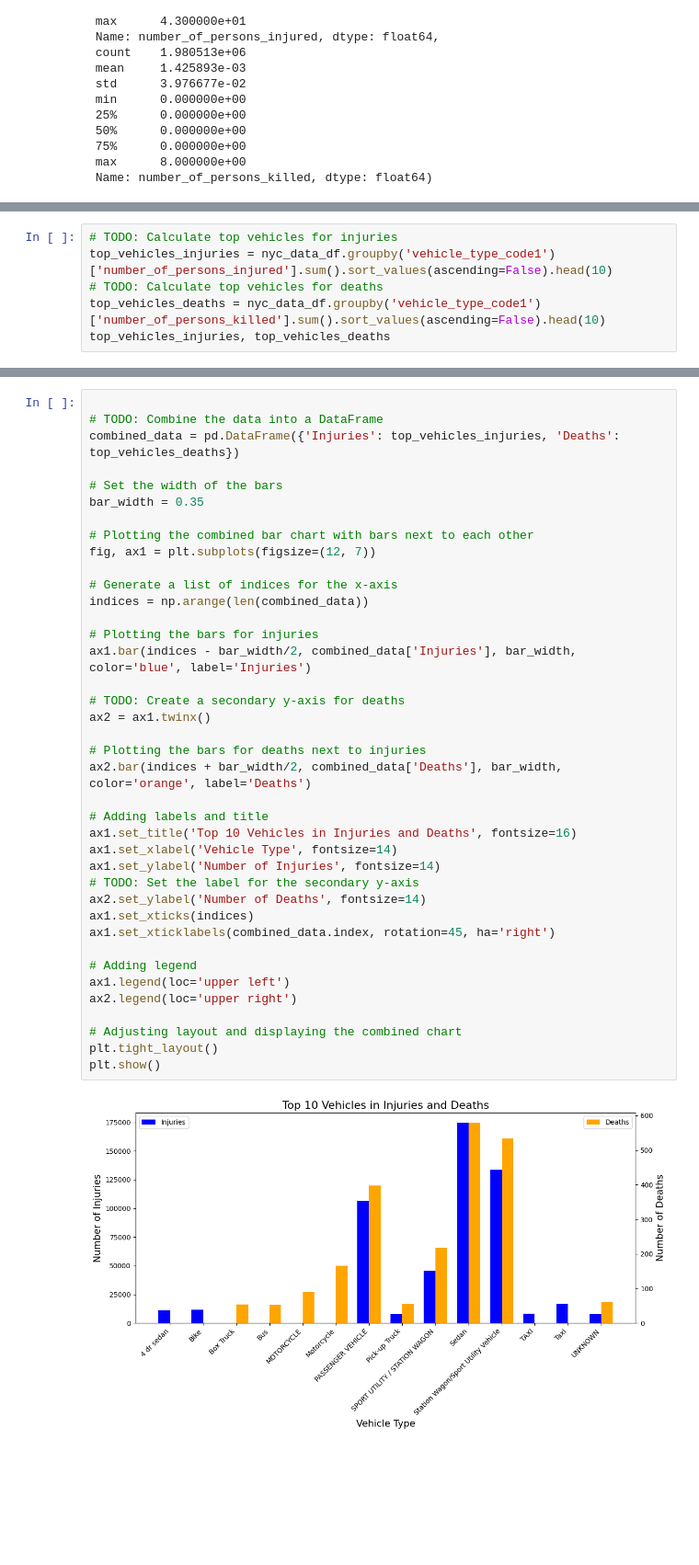
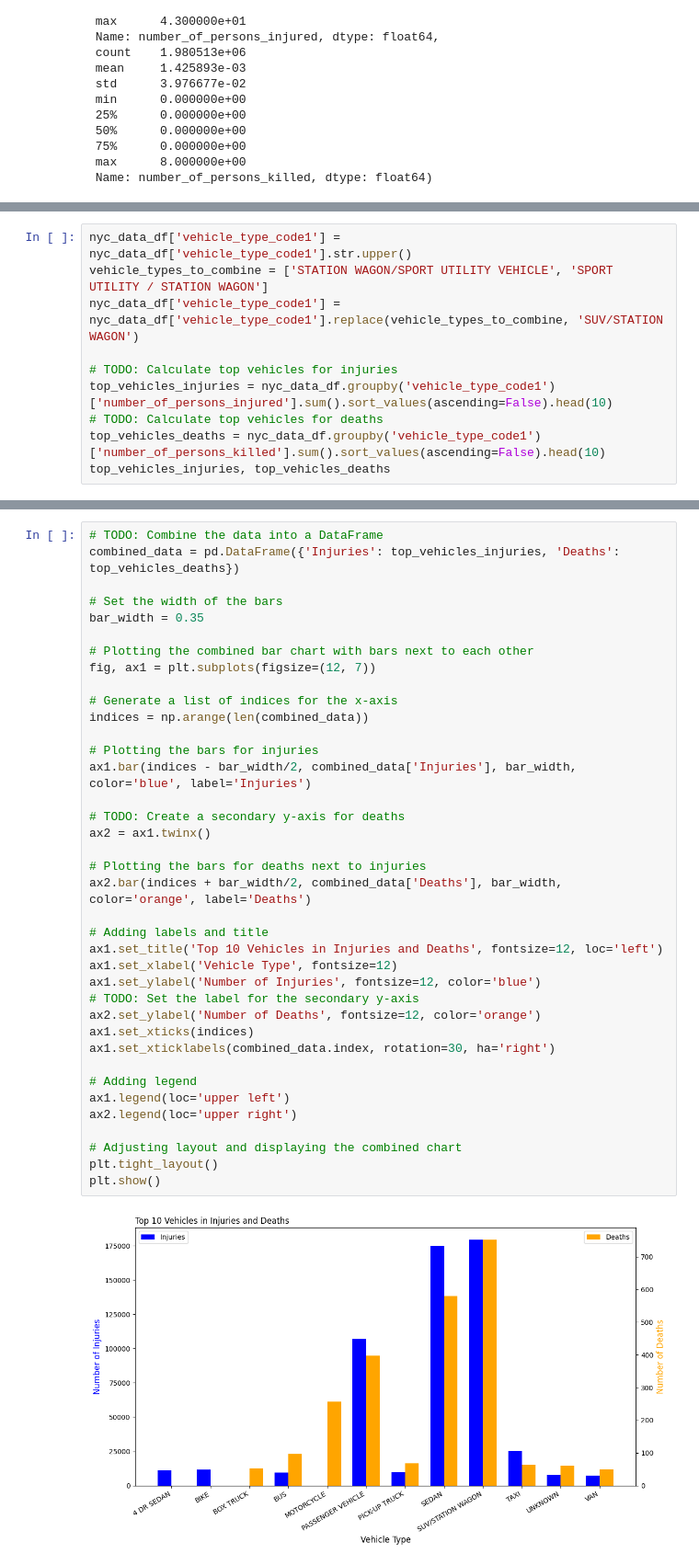
Before and after one commit to analytically-ray/tdsp_nyc_opendata, a Jupyter notebook: navigator_analysis.ipynb, the cells around one changed output, grey strips where cells are left out. Shown: that part at 92% size. Drawn from its saved outputs; the diff is of its cells as text; blank space fills up the shorter version.

```diff
--- a/navigator_analysis.ipynb
+++ b/navigator_analysis.ipynb
@@ -46,4 +52,8 @@ injury_stats, fatality_stats
 # %%
+nyc_data_df['vehicle_type_code1'] = nyc_data_df['vehicle_type_code1'].str.upper()
+vehicle_types_to_combine = ['STATION WAGON/SPORT UTILITY VEHICLE', 'SPORT UTILITY / STATION WAGON']
+nyc_data_df['vehicle_type_code1'] = nyc_data_df['vehicle_type_code1'].replace(vehicle_types_to_combine, 'SUV/STATION WAGON')
+
 # TODO: Calculate top vehicles for injuries
 top_vehicles_injuries = nyc_data_df.groupby('vehicle_type_code1')['number_of_persons_injured'].sum().sort_values(ascending=False).head(10)
 # TODO: Calculate top vehicles for deaths
@@ -69,42 +79,41 @@ top_vehicles_injuries, top_vehicles_deaths
  Name: number_of_persons_killed, dtype: float64)
 # %%
-
 # TODO: Combine the data into a DataFrame
 combined_data = pd.DataFrame({'Injuries': top_vehicles_injuries, 'Deaths': top_vehicles_deaths})
 
 # Set the width of the bars
 bar_width = 0.35
 
 # Plotting the combined bar chart with bars next to each other
 fig, ax1 = plt.subplots(figsize=(12, 7))
 
 # Generate a list of indices for the x-axis
 indices = np.arange(len(combined_data))
 
 # Plotting the bars for injuries
 ax1.bar(indices - bar_width/2, combined_data['Injuries'], bar_width, color='blue', label='Injuries')
 
 # TODO: Create a secondary y-axis for deaths
 ax2 = ax1.twinx()
 
 # Plotting the bars for deaths next to injuries
 ax2.bar(indices + bar_width/2, combined_data['Deaths'], bar_width, color='orange', label='Deaths')
 
 # Adding labels and title
-ax1.set_title('Top 10 Vehicles in Injuries and Deaths', fontsize=16)
-ax1.set_xlabel('Vehicle Type', fontsize=14)
-ax1.set_ylabel('Number of Injuries', fontsize=14)
+ax1.set_title('Top 10 Vehicles in Injuries and Deaths', fontsize=12, loc='left')
+ax1.set_xlabel('Vehicle Type', fontsize=12)
+ax1.set_ylabel('Number of Injuries', fontsize=12, color='blue')
 # TODO: Set the label for the secondary y-axis
-ax2.set_ylabel('Number of Deaths', fontsize=14)
+ax2.set_ylabel('Number of Deaths', fontsize=12, color='orange')
 ax1.set_xticks(indices)
-ax1.set_xticklabels(combined_data.index, rotation=45, ha='right')
+ax1.set_xticklabels(combined_data.index, rotation=30, ha='right')
 
 # Adding legend
 ax1.legend(loc='upper left')
 ax2.legend(loc='upper right')
 
 # Adjusting layout and displaying the combined chart
 plt.tight_layout()
 plt.show()
 # %% [output]
-[figure, old version]
+[figure, new version]
```
Also changed, not shown: parts of 3 cells of this notebook.
